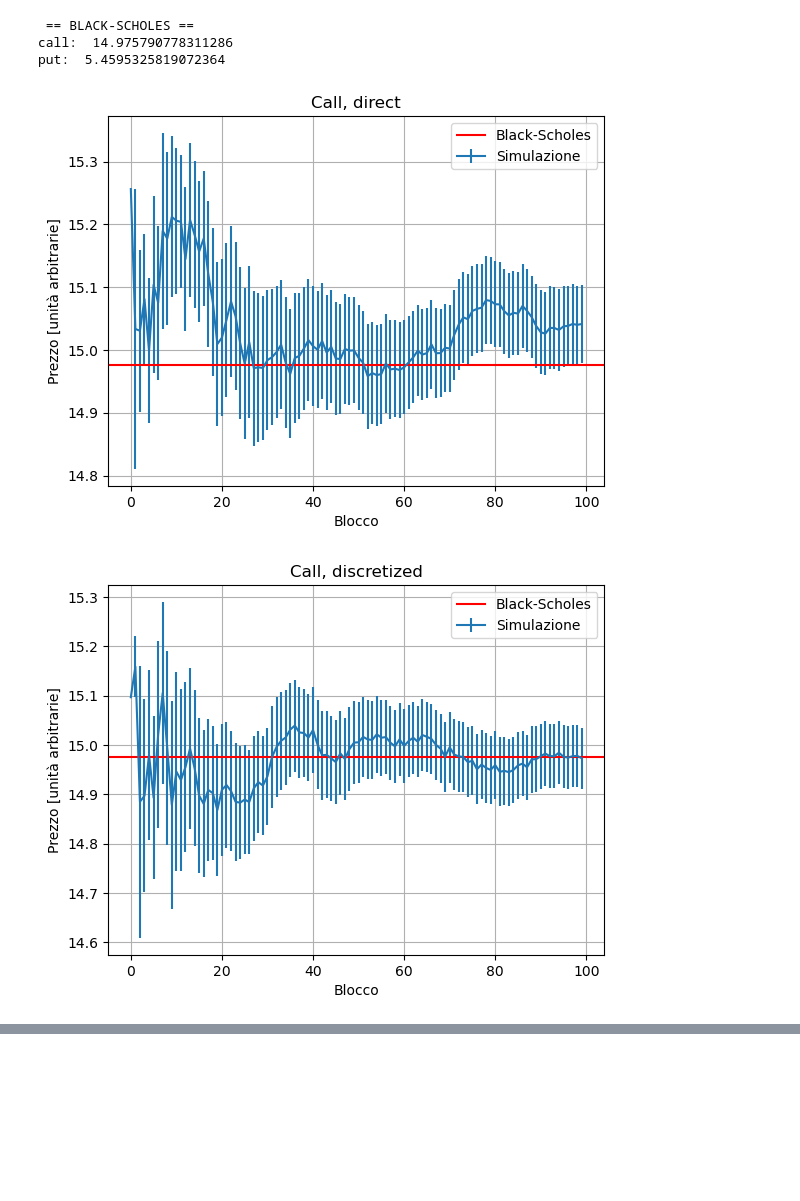
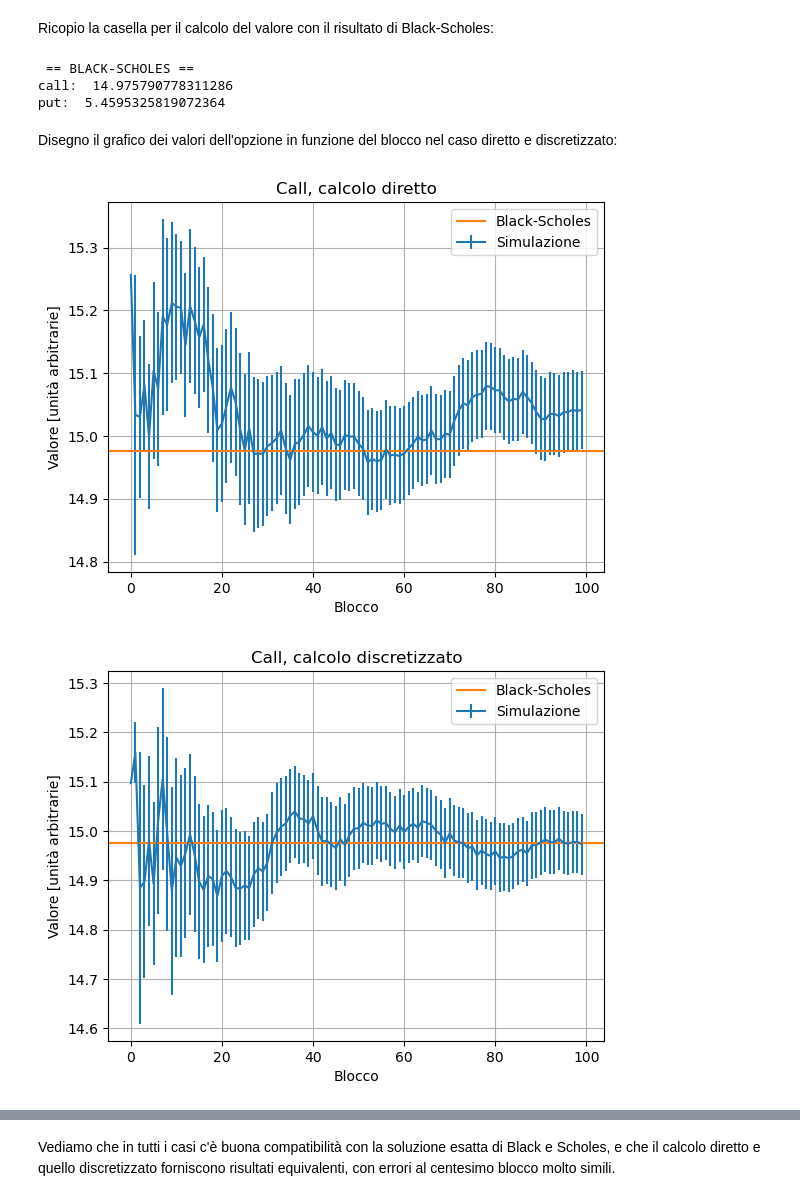
Before and after one commit to eliasteve/labsimnumerica, a Jupyter notebook: LSN_03/LSN_03.ipynb, the cells around one changed output, grey strips where cells are left out. Drawn from its saved outputs; the diff is of its cells as text; code cells hidden in the pictures; blank space fills up the shorter version.

```diff
--- a/LSN_03/LSN_03.ipynb
+++ b/LSN_03/LSN_03.ipynb
@@ -9,3 +17,5 @@ import matplotlib.pyplot as plt
+# %% [markdown]
+Ricopio la casella per il calcolo del valore con il risultato di Black-Scholes:
 # %%
 # data
 S0 = 100.
@@ -34,20 +44,22 @@ if __name__ == "__main__":
  == BLACK-SCHOLES ==
 call:  14.975790778311286
 put:  5.4595325819072364
+# %% [markdown]
+Disegno il grafico dei valori dell'opzione in funzione del blocco nel caso diretto e discretizzato:
 # %%
-for type, type_str in zip([call, put], ["Call", "Put"]):
-    for title in ["direct", "discretized"]:
-        means = np.loadtxt("lsn3.1_" + type_str + "_" + title + ".dat", usecols=0)
-        errors = np.loadtxt("lsn3.1_" + type_str + "_" + title + ".dat", usecols=1)
+for type, type_str in zip([call, put], ["call", "put"]):
+    for title, addition_to_file in zip(["diretto", "discretizzato"], ["direct", "discretized"]):
+        means = np.loadtxt(type_str + "_" + addition_to_file + ".dat", usecols=0)
+        errors = np.loadtxt(type_str + "_" + addition_to_file + ".dat", usecols=1)
         xs = np.arange(len(means))
         plt.errorbar(xs, means, yerr=errors, label="Simulazione")
-        plt.axhline(y=type, color="red", label="Black-Scholes")
+        plt.axhline(y=type, color="tab:orange", label="Black-Scholes")
         plt.grid(True)
-        plt.title(type_str + ", " + title)
+        plt.title(type_str.capitalize() + ", calcolo " + title)
         plt.xlabel("Blocco")
-        plt.ylabel("Prezzo [unità arbitrarie]")
+        plt.ylabel("Valore [unità arbitrarie]")
         plt.legend()
         plt.show()
 # %% [output]
-[figure, old version]
+[figure, new version]
-[figure, old version]
+[figure, new version]
@@ -55,0 +68,2 @@ for type, type_str in zip([call, put], ["Call", "Put"]):
+# %% [markdown]
+Vediamo che in tutti i casi c'è buona compatibilità con la soluzione esatta di Black e Scholes, e che il calcolo diretto e quello discretizzato forniscono risultati equivalenti, con errori al centesimo blocco molto simili.
```
Also changed, not shown: parts of 4 cells of this notebook, 7 other files.
